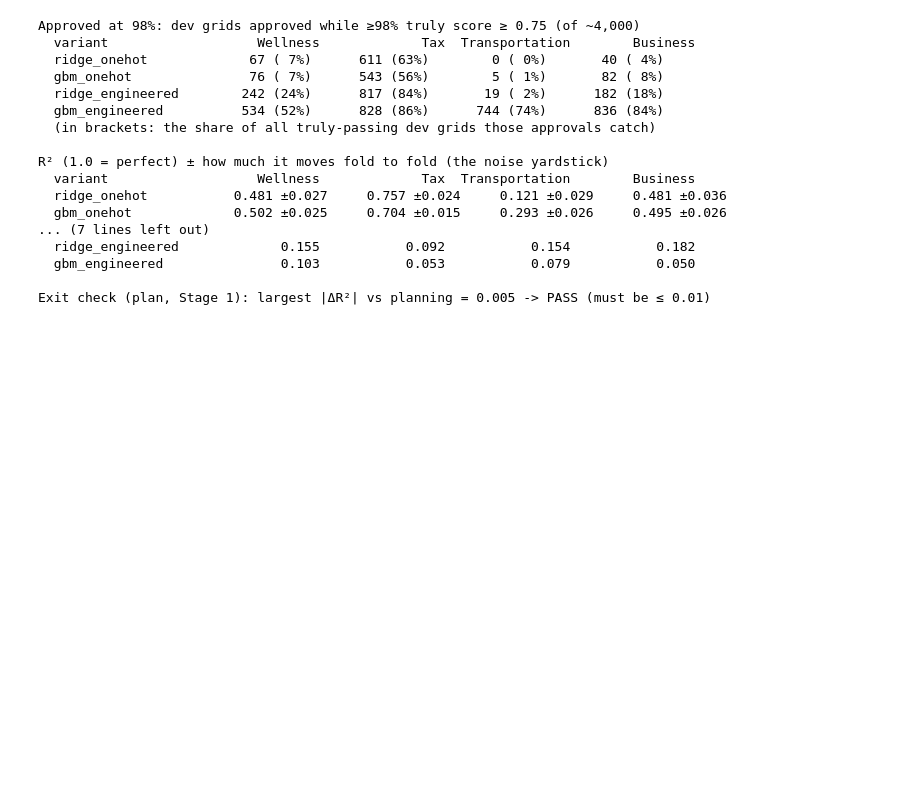
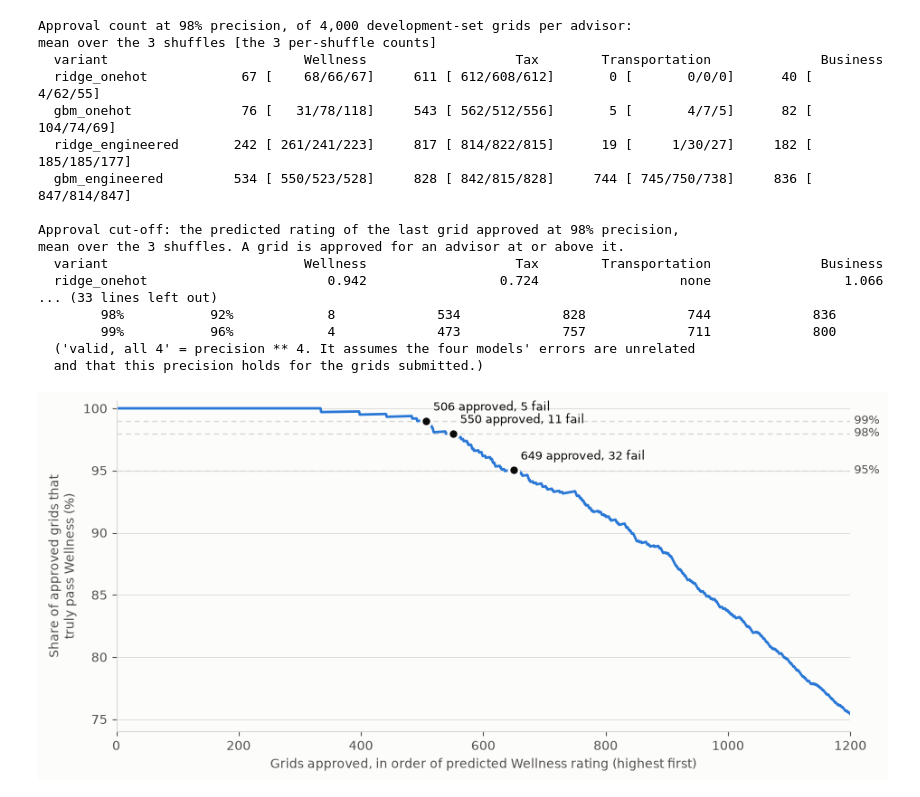
Before and after one commit to Joel-Pederson/2.156-ps2, a Jupyter notebook: analysis.ipynb, the cells around one changed output. Saved outputs shown, nothing was run; the diff lists cells and outputs as text; code cells hidden in the pictures; blank space fills up the shorter version.

```diff
--- a/analysis.ipynb
+++ b/analysis.ipynb
@@ -90,21 +118,26 @@ confidence.
 # %%
-results = validity.scorecard(verbose=False)   # cached: seconds
+results = validity.scorecard(verbose=False)  # read from the cache
 validity.print_scorecard(results)
+validity.print_precision_tradeoff(validity.precision_tradeoff(results, "gbm_engineered"), "gbm_engineered")
 # %% [output]
-Approved at 98%: dev grids approved while ≥98% truly score ≥ 0.75 (of ~4,000)
-  variant                   Wellness             Tax  Transportation        Business
-  ridge_onehot             67 ( 7%)      611 (63%)        0 ( 0%)       40 ( 4%)
-  gbm_onehot               76 ( 7%)      543 (56%)        5 ( 1%)       82 ( 8%)
-  ridge_engineered        242 (24%)      817 (84%)       19 ( 2%)      182 (18%)
-  gbm_engineered          534 (52%)      828 (86%)      744 (74%)      836 (84%)
-  (in brackets: the share of all truly-passing dev grids those approvals catch)
+Approval count at 98% precision, of 4,000 development-set grids per advisor:
+mean over the 3 shuffles [the 3 per-shuffle counts]
+  variant                         Wellness                   Tax        Transportation              Business
+  ridge_onehot            67 [    68/66/67]     611 [ 612/608/612]       0 [       0/0/0]      40 [     4/62/55]
+  gbm_onehot              76 [   31/78/118]     543 [ 562/512/556]       5 [       4/7/5]      82 [   104/74/69]
+  ridge_engineered       242 [ 261/241/223]     817 [ 814/822/815]      19 [     1/30/27]     182 [ 185/185/177]
+  gbm_engineered         534 [ 550/523/528]     828 [ 842/815/828]     744 [ 745/750/738]     836 [ 847/814/847]
 
-R² (1.0 = perfect) ± how much it moves fold to fold (the noise yardstick)
-  variant                   Wellness             Tax  Transportation        Business
-  ridge_onehot           0.481 ±0.027     0.757 ±0.024     0.121 ±0.029     0.481 ±0.036
-  gbm_onehot             0.502 ±0.025     0.704 ±0.015     0.293 ±0.026     0.495 ±0.026
-... (7 lines left out)
-  ridge_engineered             0.155           0.092           0.154           0.182
-  gbm_engineered               0.103           0.053           0.079           0.050
-
-Exit check (plan, Stage 1): largest |ΔR²| vs planning = 0.005 -> PASS (must be ≤ 0.01)
+Approval cut-off: the predicted rating of the last grid approved at 98% precision,
+mean over the 3 shuffles. A grid is approved for an advisor at or above it.
+  variant                         Wellness                   Tax        Transportation              Business
+  ridge_onehot                       0.942                 0.724                  none                 1.066
+... (33 lines left out)
+        98%           92%            8             534             828             744             836
+        99%           96%            4             473             757             711             800
+  ('valid, all 4' = precision ** 4. It assumes the four models' errors are unrelated
+  and that this precision holds for the grids submitted.)
+# %%
+plots.fig_approval_curve(results);
+# %% [output]
+[figure, added]
```
Also changed, not shown: parts of 29 cells of this notebook, 27 other files.
